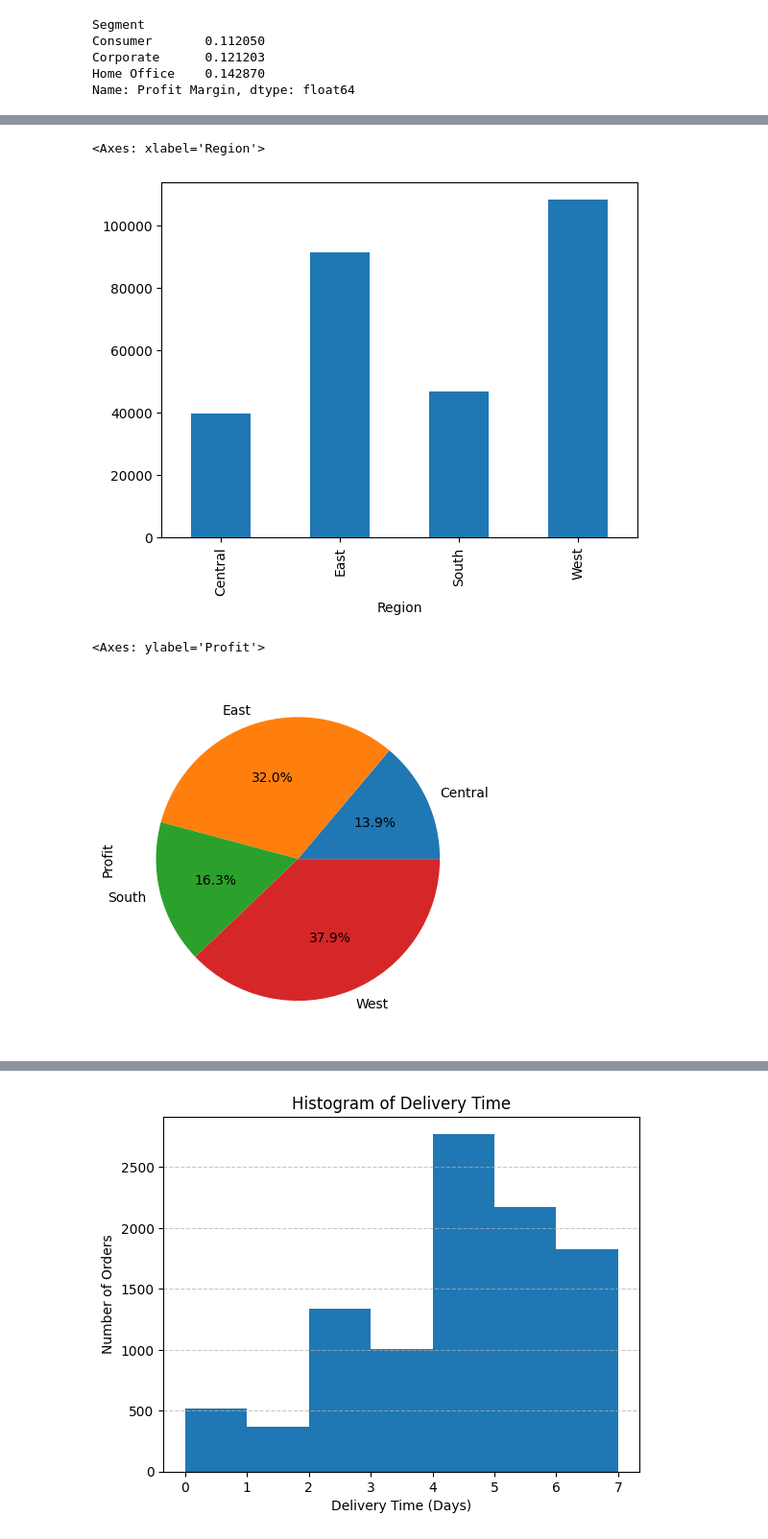
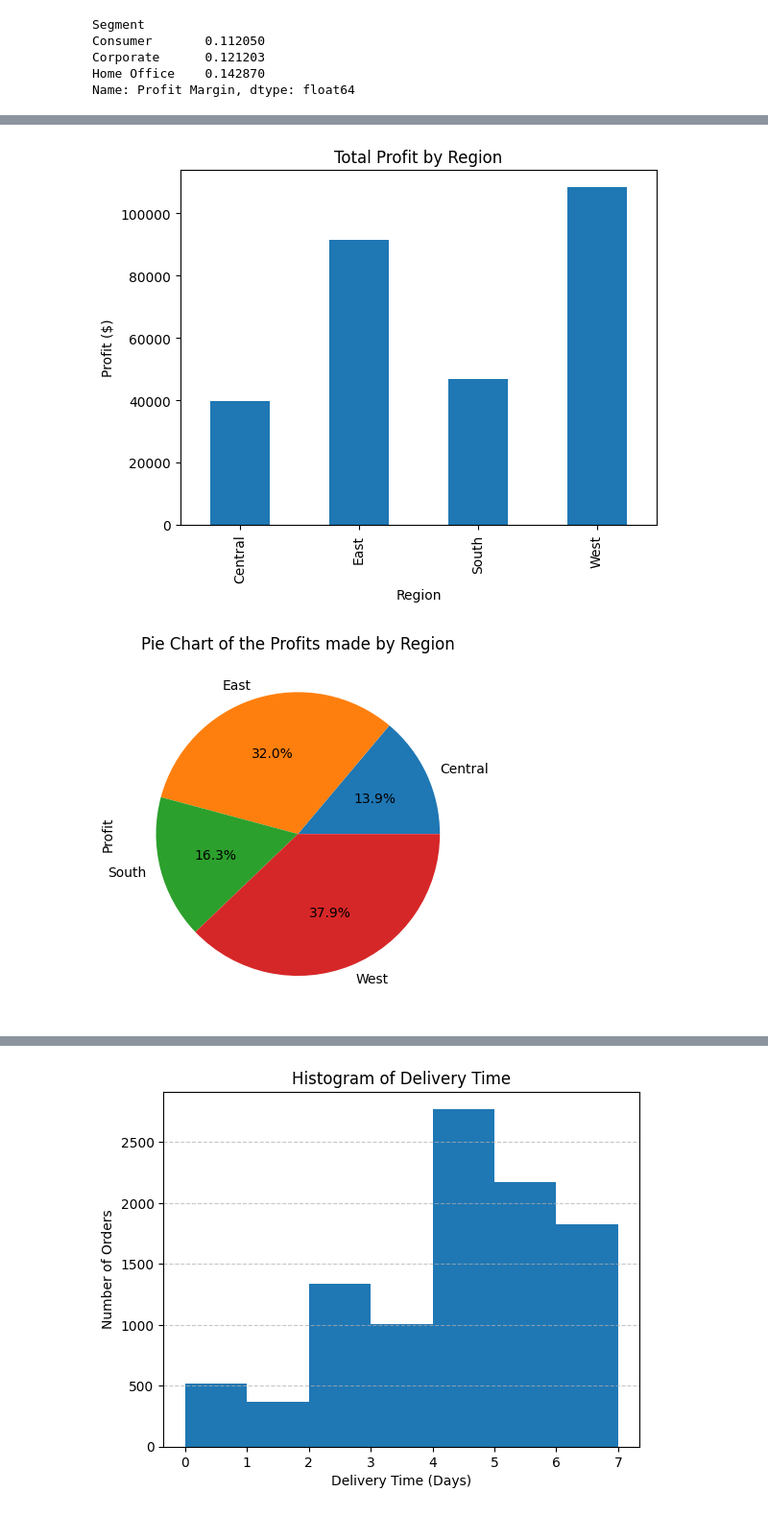
Before and after one commit to KyleNicholls19/StoreDataAnalysis, a Jupyter notebook: StoreAnalysis.ipynb, the cells around one changed output, grey strips where cells are left out. Shown at 96% size. Drawn from its saved outputs; the diff is of its cells as text; code cells hidden in the pictures.

```diff
--- a/StoreAnalysis.ipynb
+++ b/StoreAnalysis.ipynb
@@ -454,11 +546,14 @@ Text(0.5, 1.0, 'Bottom 10 States by Profit')
 # %%
 df.groupby("Region")["Profit"].sum().plot(kind='bar')
+plt.title("Total Profit by Region")
+plt.ylabel("Profit ($)")
+plt.show()
 # %% [output]
-<Axes: xlabel='Region'>
-[figure, old version]
+[figure, new version]
 # %%
 df.groupby("Region")["Profit"].sum().plot(kind='pie', autopct='%1.1f%%')
+plt.title("Pie Chart of the Profits made by Region")
+plt.show()
 # %% [output]
-<Axes: ylabel='Profit'>
-[figure, old version]
+[figure, new version]
 # %%
```
Also changed, not shown: parts of 25 cells of this notebook.
